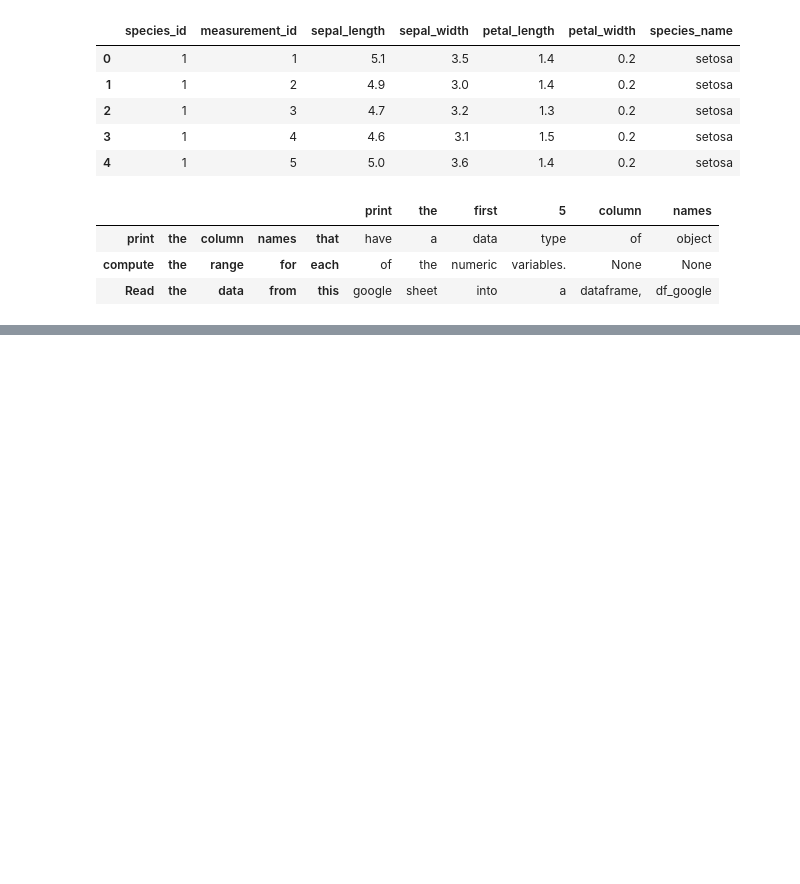
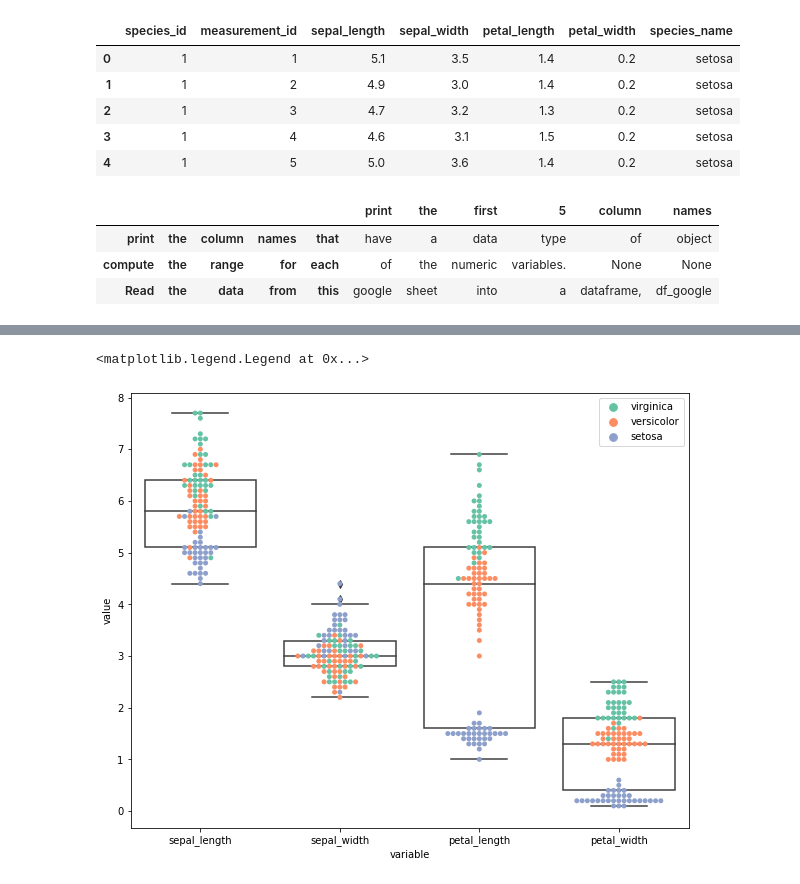
Before and after one commit to Jacqueline-A-Shay/ds-methodologies-exercises, a Jupyter notebook: classification/classification_exercises.ipynb, the cells around one changed output, grey strips where cells are left out. Drawn from its saved outputs; the diff is of its cells as text; code cells hidden in the pictures; blank space fills up the shorter version.

```diff
--- a/classification/classification_exercises.ipynb
+++ b/classification/classification_exercises.ipynb
@@ -267,0 +282,2 @@ pd.read_clipboard()
+# %%
+df = pd.DataFrame(acquire.get_data_from_mysql())
@@ -267,0 +296,2 @@ pd.read_clipboard()
+# %%
+df = prep_iris.process_col_name(df)
@@ -267,0 +305,3 @@ pd.read_clipboard()
+# %%
+# Split data into train (70%) & test (30%) samples.
+train,test = prep_iris.split_my_data(df)
@@ -267,0 +327,2 @@ pd.read_clipboard()
+# %%
+melted = pd.melt(train, id_vars = ["species"], value_vars = train.select_dtypes(include = 'float'))
@@ -267,0 +338,13 @@ pd.read_clipboard()
+# %%
+import seaborn as sns
+import matplotlib.pyplot as plt
+%matplotlib inline
+plt.figure(figsize=(10, 8))
+sns.swarmplot(x = "variable", y = "value", data = melted, hue = "species", palette="Set2")
+ax = sns.boxplot(x = "variable", y = "value", data = melted,
+        showcaps=True,boxprops={'facecolor':'None'},
+        showfliers=True,whiskerprops={'linewidth':0})
+plt.legend(loc=1)
+# %% [output]
+<matplotlib.legend.Legend at 0x...>
+[figure, added]
```
Also changed, not shown: parts of 17 cells of this notebook, 10 other files.
